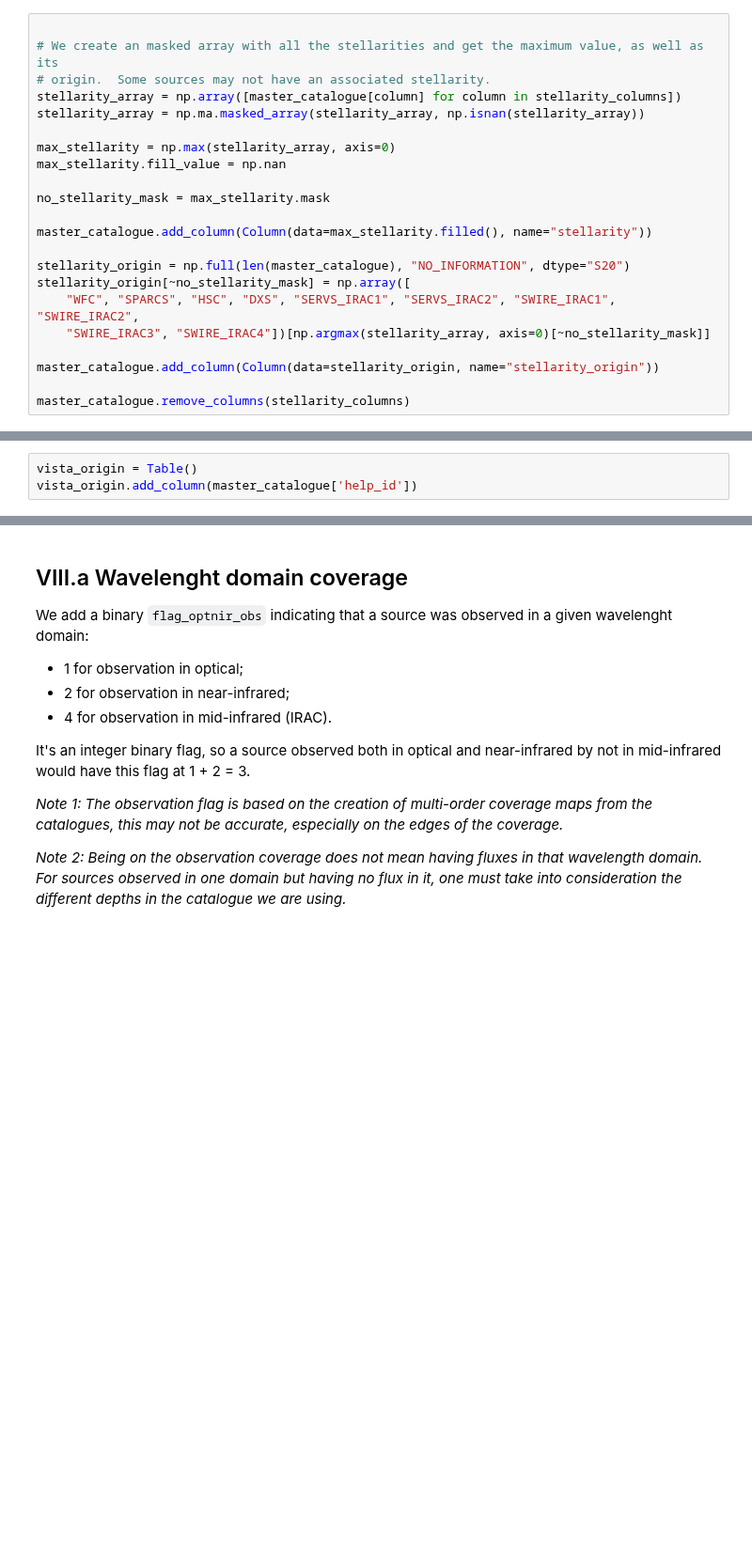
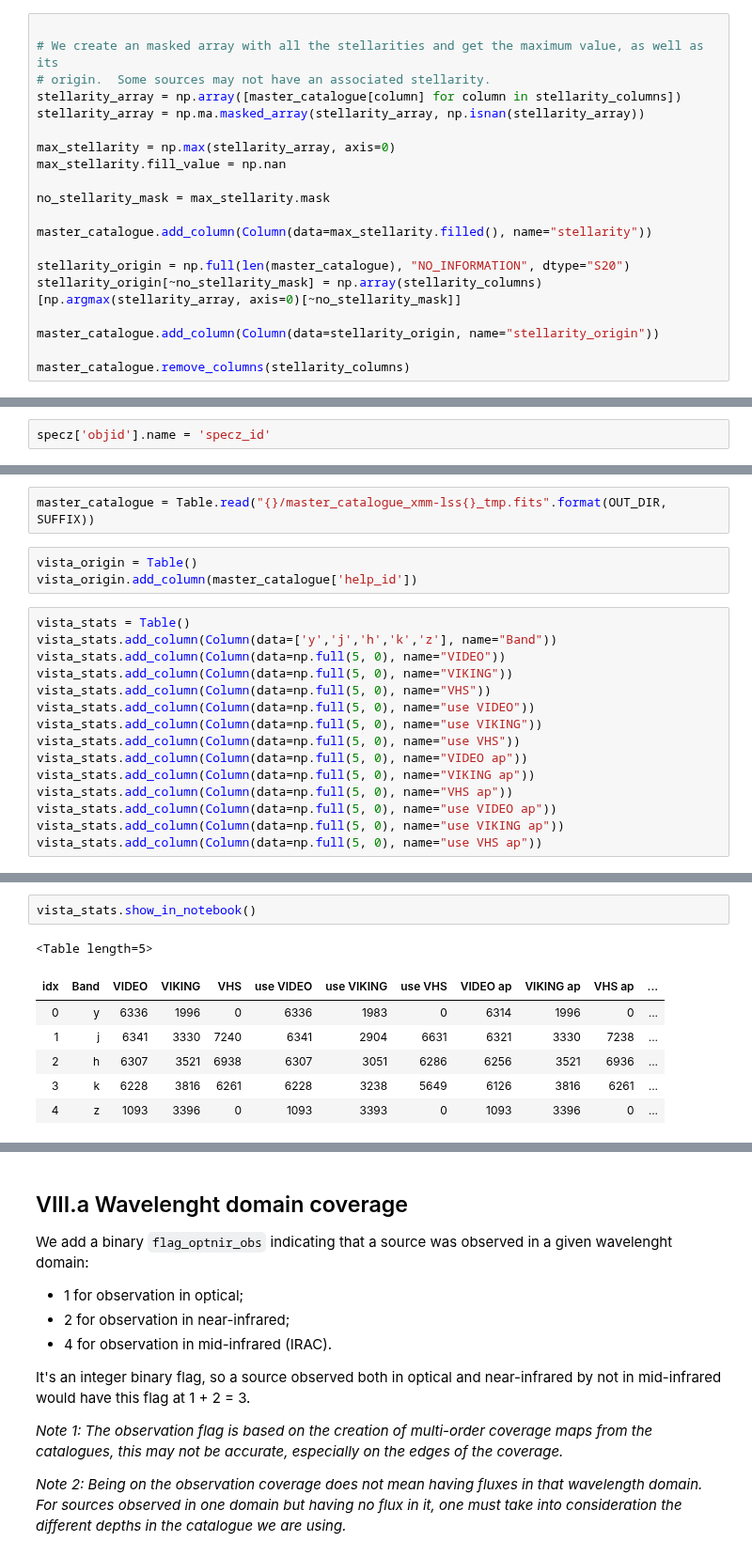
Before and after one commit to H-E-L-P/dmu_products, a Jupyter notebook: dmu1/dmu1_ml_XMM-LSS/2_Merging.ipynb, the cells around one changed output, grey strips where cells are left out. Shown at 94% size. Cells and saved outputs as stored; diff of their text form; blank space fills up the shorter version.

```diff
--- a/dmu1/dmu1_ml_XMM-LSS/2_Merging.ipynb
+++ b/dmu1/dmu1_ml_XMM-LSS/2_Merging.ipynb
@@ -326,9 +420,7 @@ no_stellarity_mask = max_stellarity.mask
 master_catalogue.add_column(Column(data=max_stellarity.filled(), name="stellarity"))
 
 stellarity_origin = np.full(len(master_catalogue), "NO_INFORMATION", dtype="S20")
-stellarity_origin[~no_stellarity_mask] = np.array([
-    "WFC", "SPARCS", "HSC", "DXS", "SERVS_IRAC1", "SERVS_IRAC2", "SWIRE_IRAC1", "SWIRE_IRAC2",
-    "SWIRE_IRAC3", "SWIRE_IRAC4"])[np.argmax(stellarity_array, axis=0)[~no_stellarity_mask]]
+stellarity_origin[~no_stellarity_mask] = np.array(stellarity_columns)[np.argmax(stellarity_array, axis=0)[~no_stellarity_mask]]
 
 master_catalogue.add_column(Column(data=stellarity_origin, name="stellarity_origin"))
 
@@ -356,6 +450,8 @@ else:
 ## VI - Cross-matching with spec-z catalogue
 # %%
 specz =  Table.read("../../dmu23/dmu23_XMM-LSS/data/XMM-LSS-specz-v2.8.fits")
+# %%
+specz['objid'].name = 'specz_id'
 # %%
 nb_merge_dist_plot(
     SkyCoord(master_catalogue['ra'], master_catalogue['dec']),
@@ -618,8 +744,25 @@ TODO: Which is best????
 ### VII.c VISTA VIDEO, VHS, and VIKING: UKIDSS fluxes
 
 According to Mattia Vacari VIDEO is deeper than VIKING which is deeper than VHS
+# %%
+master_catalogue = Table.read("{}/master_catalogue_xmm-lss{}_tmp.fits".format(OUT_DIR, SUFFIX))
 # %%
 vista_origin = Table()
 vista_origin.add_column(master_catalogue['help_id'])
+# %%
+vista_stats = Table()
+vista_stats.add_column(Column(data=['y','j','h','k','z'], name="Band"))
+vista_stats.add_column(Column(data=np.full(5, 0), name="VIDEO"))
+vista_stats.add_column(Column(data=np.full(5, 0), name="VIKING"))
+vista_stats.add_column(Column(data=np.full(5, 0), name="VHS"))
+vista_stats.add_column(Column(data=np.full(5, 0), name="use VIDEO"))
+vista_stats.add_column(Column(data=np.full(5, 0), name="use VIKING"))
+vista_stats.add_column(Column(data=np.full(5, 0), name="use VHS"))
+vista_stats.add_column(Column(data=np.full(5, 0), name="VIDEO ap"))
+vista_stats.add_column(Column(data=np.full(5, 0), name="VIKING ap"))
+vista_stats.add_column(Column(data=np.full(5, 0), name="VHS ap"))
+vista_stats.add_column(Column(data=np.full(5, 0), name="use VIDEO ap"))
+vista_stats.add_column(Column(data=np.full(5, 0), name="use VIKING ap"))
+vista_stats.add_column(Column(data=np.full(5, 0), name="use VHS ap"))
 # %%
 
@@ -758 +954,11 @@ master_catalogue['flag_video_z'].name = 'flag_vista_z'
+# %%
+vista_stats.show_in_notebook()
+# %% [output]
+<Table length=5>
+| idx | Band | VIDEO | VIKING | VHS | use VIDEO | use VIKING | use VHS | VIDEO ap | VIKING ap | VHS ap | ... |
+| 0 | y | 6336 | 1996 | 0 | 6336 | 1983 | 0 | 6314 | 1996 | 0 | ... |
+| 1 | j | 6341 | 3330 | 7240 | 6341 | 2904 | 6631 | 6321 | 3330 | 7238 | ... |
+| 2 | h | 6307 | 3521 | 6938 | 6307 | 3051 | 6286 | 6256 | 3521 | 6936 | ... |
+| 3 | k | 6228 | 3816 | 6261 | 6228 | 3238 | 5649 | 6126 | 3816 | 6261 | ... |
+| 4 | z | 1093 | 3396 | 0 | 1093 | 3393 | 0 | 1093 | 3396 | 0 | ... |
 # %%
```
Also changed, not shown: parts of 52 cells of this notebook, 6 other files.
